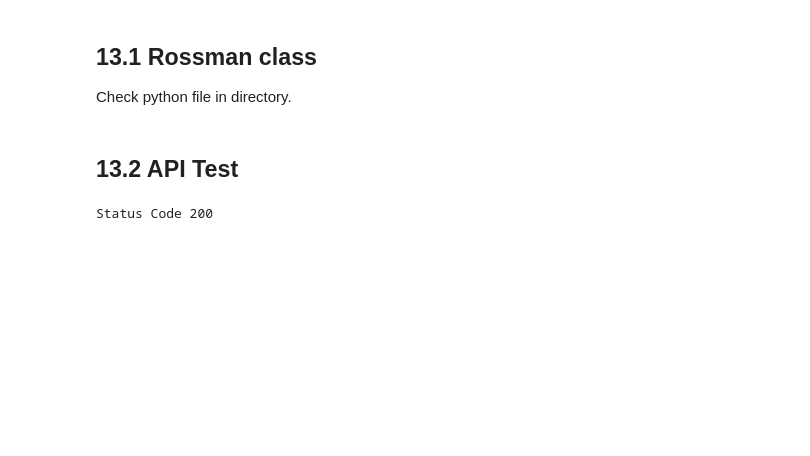
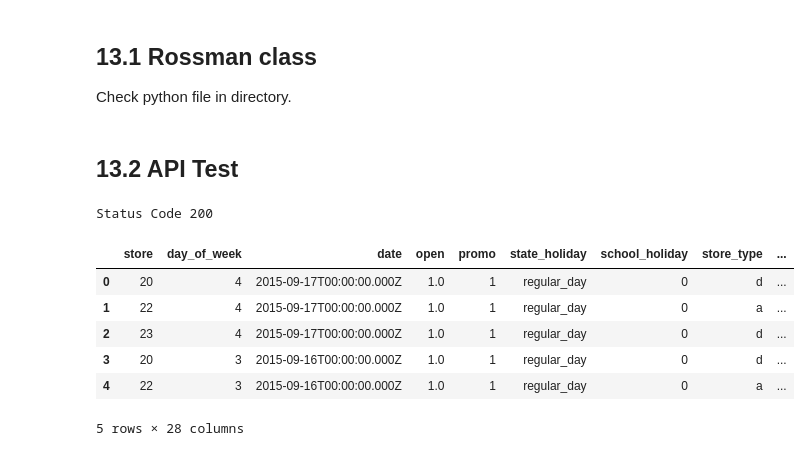
Before and after one commit to gilmar-lima/ds_producao, a Jupyter notebook: modulo10/exercicio_10.ipynb, the cells around one changed output. Saved outputs shown, nothing was run; the diff lists cells and outputs as text; code cells hidden in the pictures; blank space fills up the shorter version.

Commit message:
test api

```diff
--- a/modulo10/exercicio_10.ipynb
+++ b/modulo10/exercicio_10.ipynb
@@ -1250,8 +1250,8 @@ df_test = df_test.drop( 'Id', axis=1 )
 data = json.dumps( df_test.to_dict( orient='records' ) )
 # %%
 # API Call
-url = 'http://127.0.0.1:5000/rossmann/predict'
-#url = 'https://rossmann-model-test.herokuapp.com/rossmann/predict'
+#url = 'http://127.0.0.1:5000/rossmann/predict'
+url = 'https://rossmann-model-gilmar.herokuapp.com/rossmann/predict'
 header = {'Content-type': 'application/json' }
 data = data
 
@@ -1261,3 +1261,13 @@ print( 'Status Code {}'.format( r.status_code ) )
 Status Code 200
 # %%
 d1 = pd.DataFrame( r.json(), columns=r.json()[0].keys() )
+# %%
+d1.head()
+# %% [output]
+|  | store | day_of_week | date | open | promo | state_holiday | school_holiday | store_type | ... |
+| 0 | 20 | 4 | 2015-09-17T00:00:00.000Z | 1.0 | 1 | regular_day | 0 | d | ... |
+| 1 | 22 | 4 | 2015-09-17T00:00:00.000Z | 1.0 | 1 | regular_day | 0 | a | ... |
+| 2 | 23 | 4 | 2015-09-17T00:00:00.000Z | 1.0 | 1 | regular_day | 0 | d | ... |
+| 3 | 20 | 3 | 2015-09-16T00:00:00.000Z | 1.0 | 1 | regular_day | 0 | d | ... |
+| 4 | 22 | 3 | 2015-09-16T00:00:00.000Z | 1.0 | 1 | regular_day | 0 | a | ... |
+5 rows × 28 columns
```
